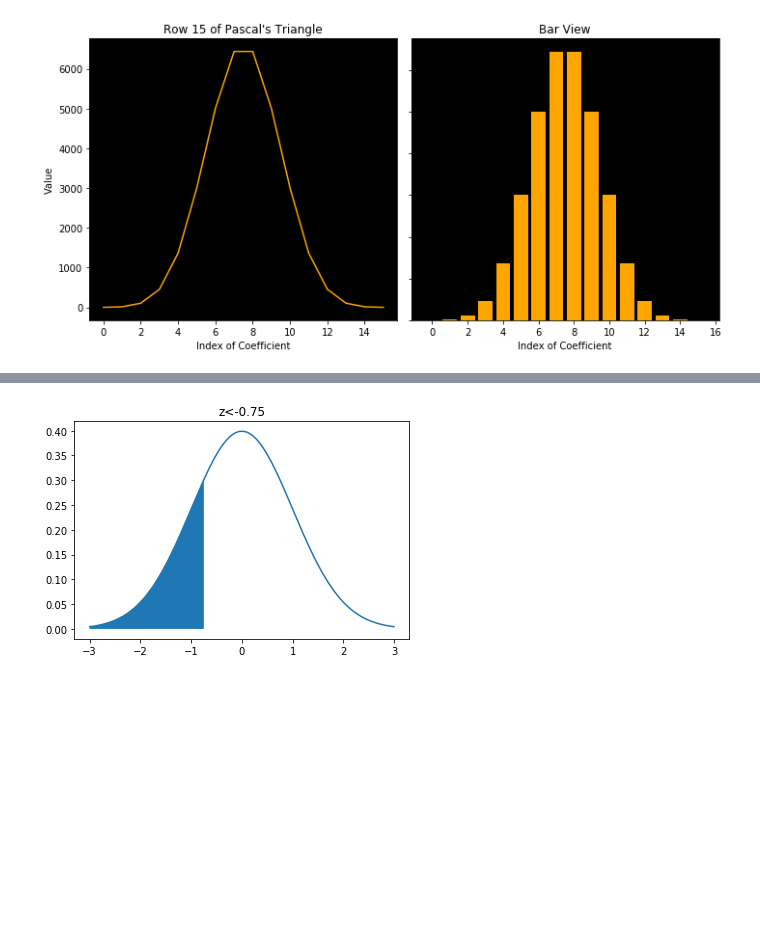
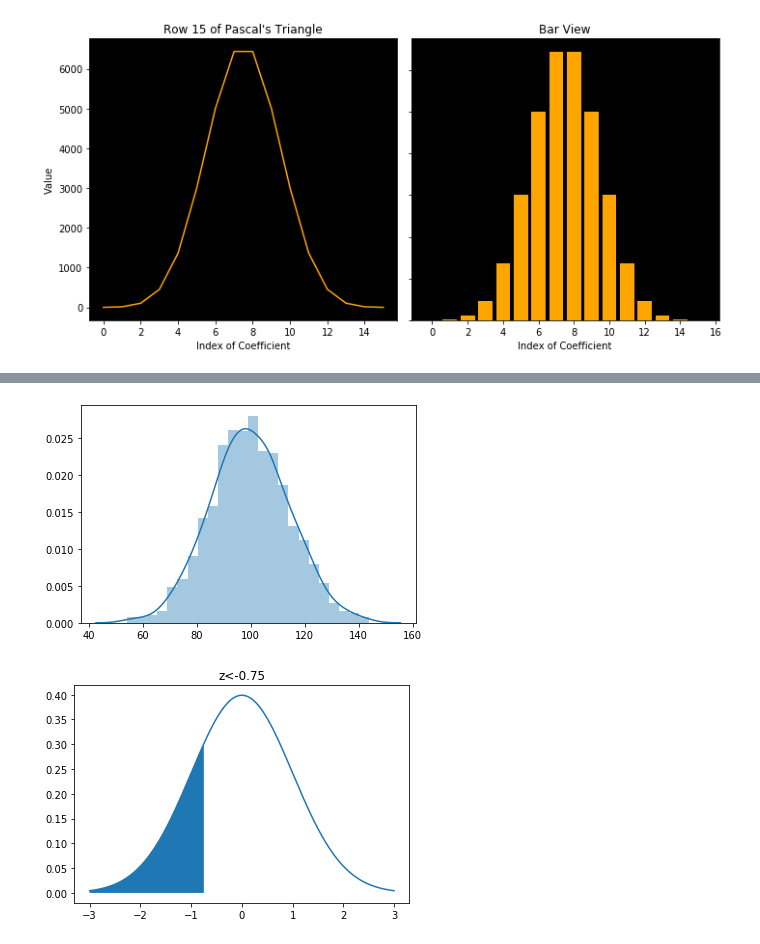
Before and after one commit to 4dsolutions/Curriculum_Development, a Jupyter notebook: IntroDS003.ipynb, the cells around one changed output, grey strips where cells are left out. Cells and saved outputs as stored; diff of their text form; code cells hidden in the pictures; blank space fills up the shorter version.

```diff
--- a/IntroDS003.ipynb
+++ b/IntroDS003.ipynb
@@ -71,3 +129,9 @@ draw_z_score(row_data, row_data, row_data.mean(), row_data.std(), 'z<-0.75')
+# %%
+from numpy import random
+sns.distplot(random.normal(loc=100, scale=15, size=1000), hist=True)
+plt.show()
+# %% [output]
+[figure, added]
 # %%
 x = np.arange(-3,3,0.001)
 z0 = -0.75
```
Also changed, not shown: parts of 18 cells of this notebook, 6 other files.
